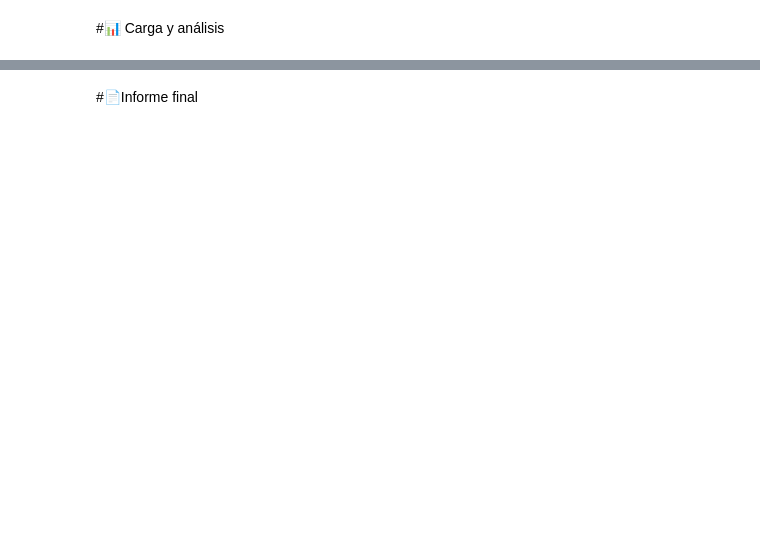
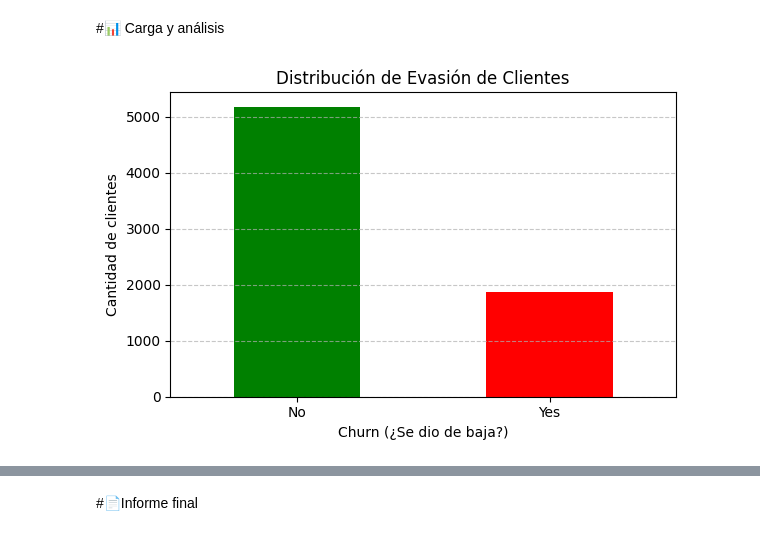
Before and after one commit to Ronaldvarela852/TelecomX_LATAM, a Jupyter notebook: TelecomX_LATAM.ipynb, the cells around one changed output, grey strips where cells are left out. Saved outputs shown, nothing was run; the diff lists cells and outputs as text; code cells hidden in the pictures; blank space fills up the shorter version.

```diff
--- a/TelecomX_LATAM.ipynb
+++ b/TelecomX_LATAM.ipynb
@@ -188,3 +170,5 @@ dtype: object
+# %%
+df['Charges:Total']=pd.to_numeric(df['Charges:Total'], errors='coerce')
 # %%
 df.info()
 # %% [output]
@@ -207,0 +196,4 @@ memory usage: 1.2+ MB
+# %%
+df['Churn'] = df['Churn'].str.strip()
+# %%
+df['Churn'] = df['Churn'].replace('', np.nan)
@@ -208,2 +252,19 @@ memory usage: 1.2+ MB
 # %% [markdown]
 #📊 Carga y análisis
+# %%
+# Contar frecuencia de cada categoría
+Churn_Counts = df['Churn'].value_counts()
+# %%
+# Crear gráfico de barras
+plt.figure(figsize=(6, 4))
+Churn_Counts.plot(kind='bar', color=['green', 'red'])
+
+plt.title('Distribución de Evasión de Clientes')
+plt.xlabel('Churn (¿Se dio de baja?)')
+plt.ylabel('Cantidad de clientes')
+plt.xticks(rotation=0)
+plt.grid(axis='y', linestyle='--', alpha=0.7)
+plt.tight_layout()
+plt.show()
+# %% [output]
+[figure, added]
```
Also changed, not shown: parts of 10 cells of this notebook.
